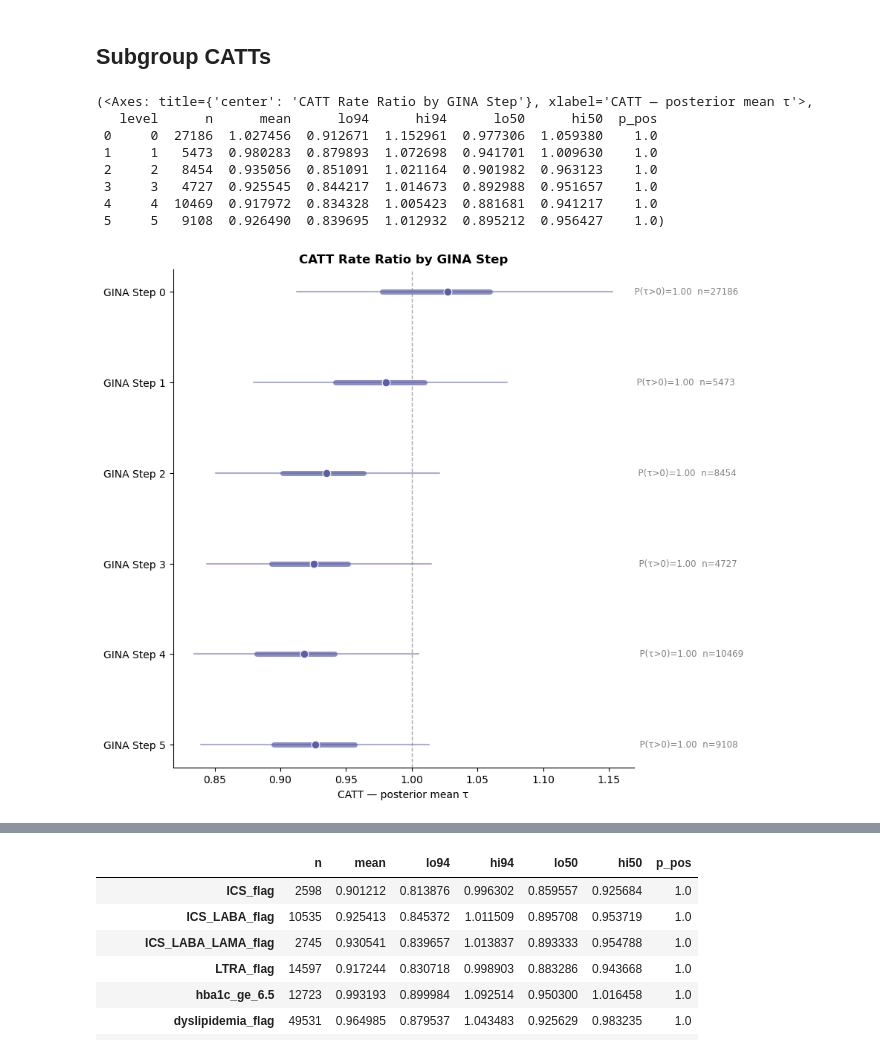
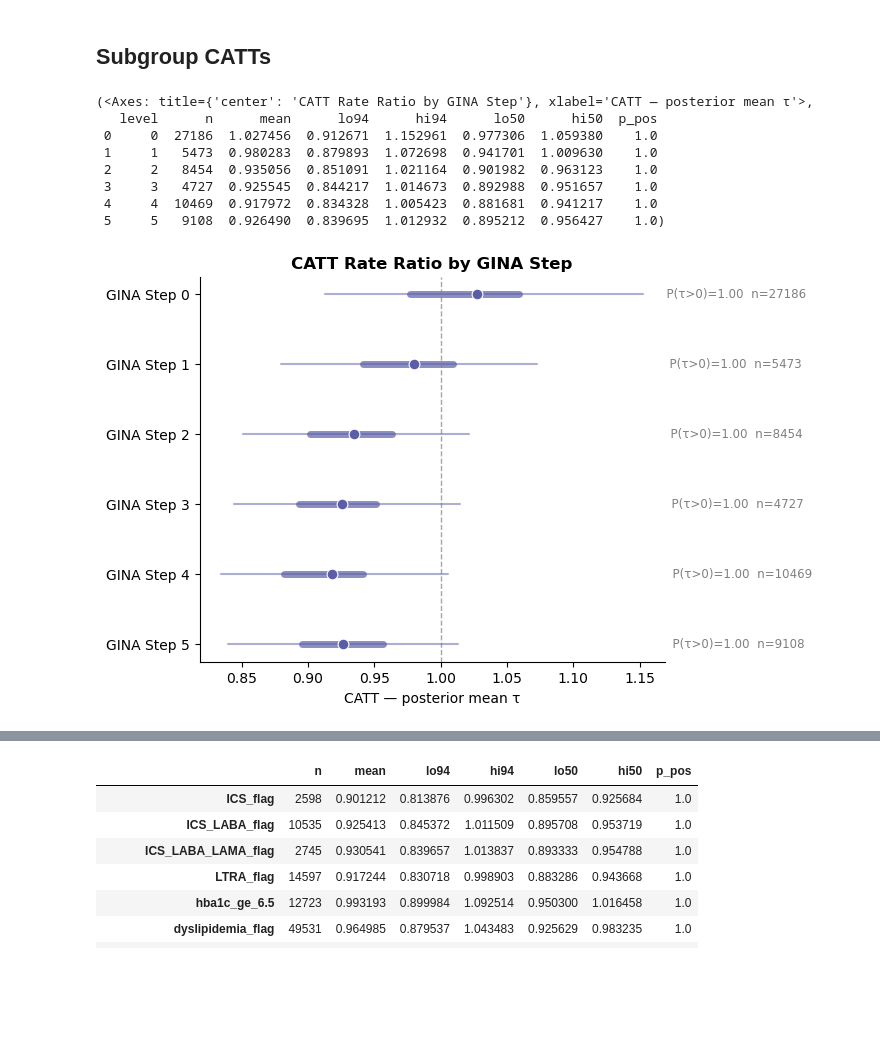
Before and after one commit to nweerasuriya/omscs, a Jupyter notebook: ISYE6420/Project/project_code_file.ipynb, the cells around one changed output, grey strips where cells are left out. Cells and saved outputs as stored; diff of their text form; code cells hidden in the pictures; blank space fills up the shorter version.

```diff
--- a/ISYE6420/Project/project_code_file.ipynb
+++ b/ISYE6420/Project/project_code_file.ipynb
@@ -458,7 +463,7 @@ def plot_CATT_categorical(trace, covariate_array, feature_name,
     df = pd.DataFrame(rows)
 
     if ax is None:
-        fig, ax = plt.subplots(figsize=(8, 1.2 * len(df) + 1.5))
+        fig, ax = plt.subplots(figsize=(6, len(df)-1))
 
     y_pos = np.arange(len(df))[::-1]            # top = first level
 
@@ -466,35 +471,35 @@ def plot_CATT_categorical(trace, covariate_array, feature_name,
         y = y_pos[i]
         ax.plot([row.lo94, row.hi94], [y, y], lw=1.5,
                 color=color, alpha=0.5, solid_capstyle="round")
         ax.plot([row.lo50, row.hi50], [y, y], lw=5,
                 color=color, alpha=0.7, solid_capstyle="round")
         ax.scatter(row["mean"], y, s=60, color=color,
                    zorder=5, edgecolors="white", linewidths=0.8)
-        # P(τ > 0)
+        # P(tau > 0)
         ax.text(ax.get_xlim()[1] if ax.get_xlim()[1] != 0 else row.hi94 + 0.01,
                 y, f"  P(τ>0)={row.p_pos:.2f}  n={row.n}",
                 va="center", fontsize=8.5, color="gray")
 
     ax.axvline(1, color="gray", lw=1, linestyle="--", alpha=0.7)
     ax.set_yticks(y_pos)
     ax.set_yticklabels("GINA Step " + df["level"].values, fontsize=10)
     ax.set_xlabel("CATT — posterior mean τ", fontsize=10)
     ax.set_title(f"CATT Rate Ratio by {feature_name}", fontsize=12, fontweight="bold")
     ax.spines[["top", "right"]].set_visible(False)
 
     return ax, df
 
 plot_CATT_categorical(trace_bcf, X['gina_step'].to_numpy(), "GINA Step")
 # %% [output]
 (<Axes: title={'center': 'CATT Rate Ratio by GINA Step'}, xlabel='CATT — posterior mean τ'>,
    level      n      mean      lo94      hi94      lo50      hi50  p_pos
  0     0  27186  1.027456  0.912671  1.152961  0.977306  1.059380    1.0
  1     1   5473  0.980283  0.879893  1.072698  0.941701  1.009630    1.0
  2     2   8454  0.935056  0.851091  1.021164  0.901982  0.963123    1.0
  3     3   4727  0.925545  0.844217  1.014673  0.892988  0.951657    1.0
  4     4  10469  0.917972  0.834328  1.005423  0.881681  0.941217    1.0
  5     5   9108  0.926490  0.839695  1.012932  0.895212  0.956427    1.0)
-[figure, old version]
+[figure, new version]
 # %%
 # Forest plot for multiple covariates
 def plot_forest_multiple(trace, X, feature_names, ax=None, color="#5B5EA6"):
```
Also changed, not shown: parts of 7 cells of this notebook.
